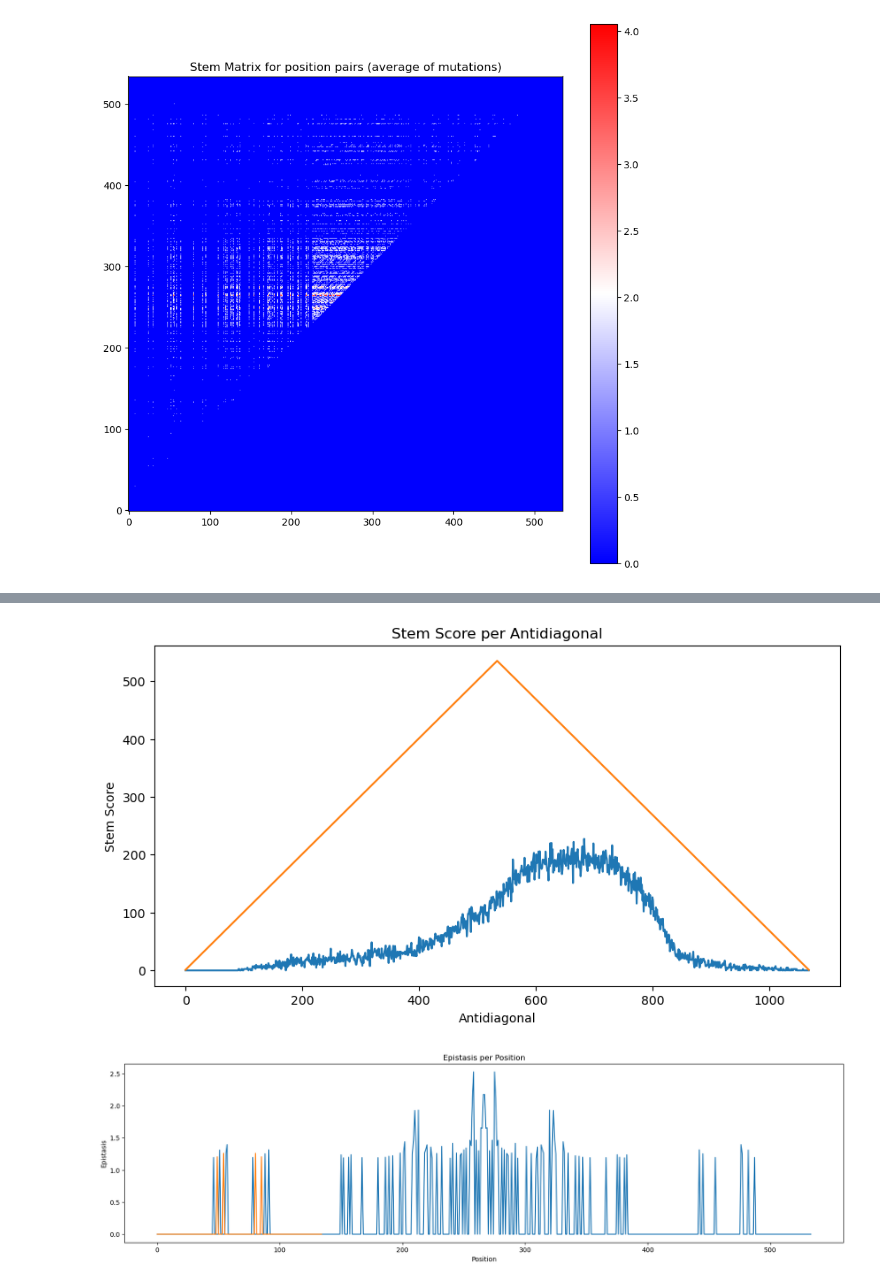
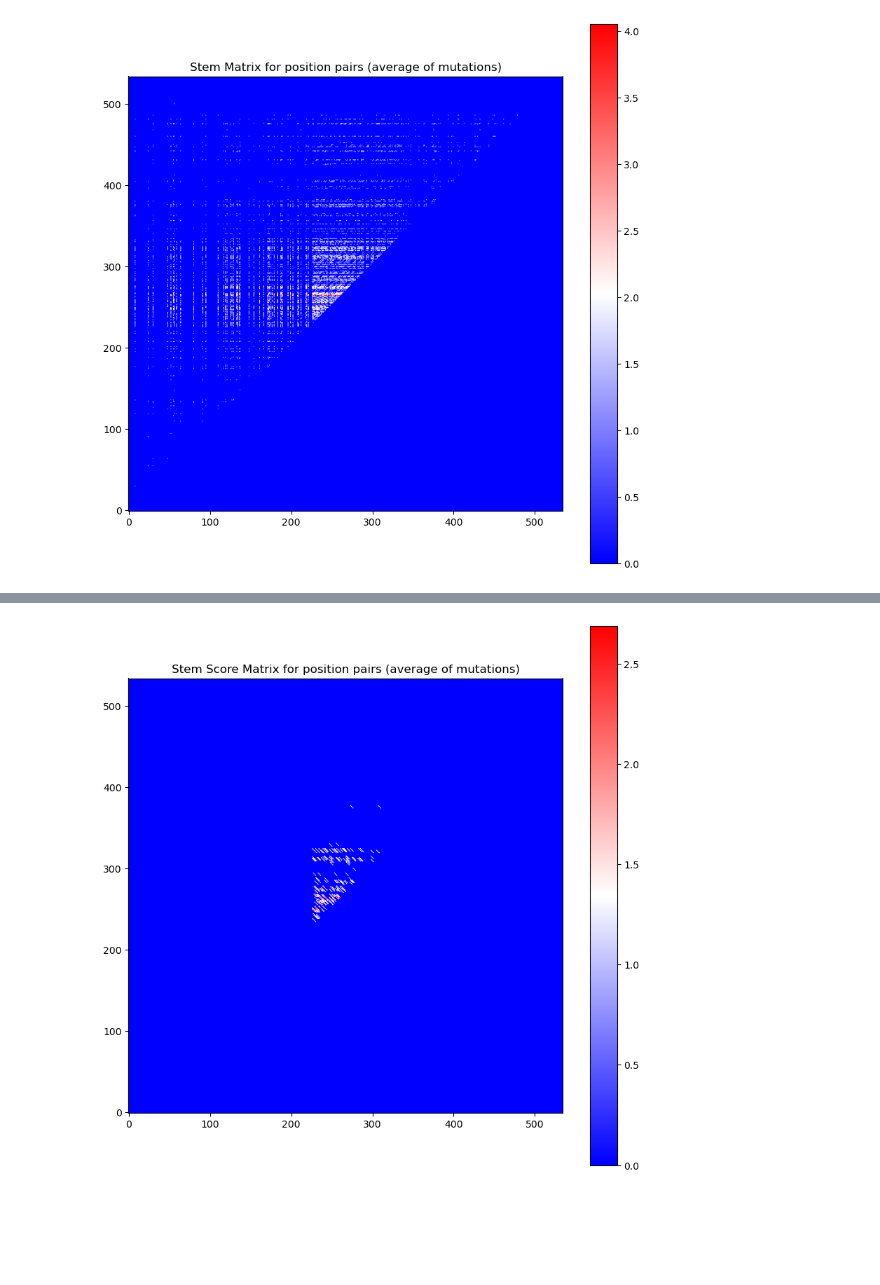
Before and after one commit to JoshuaGensel/MIME_ML, a Jupyter notebook: src/experimental_analysis.ipynb, the cells around one changed output, grey strips where cells are left out. Cells and saved outputs as stored; diff of their text form; code cells hidden in the pictures; blank space fills up the shorter version.

Commit message:
all stems inference

```diff
--- a/src/experimental_analysis.ipynb
+++ b/src/experimental_analysis.ipynb
@@ -579,29 +577,39 @@ plt.show()
-# %%
-# compute stem score for each antidiagonal of the matrix
-stem_scores = []
-score_length = []
-for i in range(-534, 535):
-    stem_scores.append(np.sum(np.diag(np.fliplr(stem_matrix), i)))
-    score_length.append(len(np.diag(np.fliplr(stem_matrix), i)))
-
-# plot stem scores and score length
-plt.figure(figsize=(10, 5))
-plt.plot(stem_scores)
-plt.plot(score_length)
-plt.xlabel('Antidiagonal')
-plt.ylabel('Stem Score')
-plt.title('Stem Score per Antidiagonal')
-plt.show()
-# %% [output]
-[figure, removed]
-# %%
-# plot np.diag with k=1 and k=-1
-plt.figure(figsize=(20, 5))
-plt.plot(np.diag(np.fliplr(stem_matrix), 1))
-plt.plot(np.diag(np.fliplr(stem_matrix), -400))
-plt.xlabel('Position')
-plt.ylabel('Epistasis')
-plt.title('Epistasis per Position')
-plt.show()
-# %% [output]
-[figure, removed]
+# %%
+stem_score_matrix = np.zeros((535, 535))
+
+# iterate through antidiagonals of stem matrix
+for i in range(-535, 535):
+    # get antidiagonal
+    antidiagonal = np.diagonal(np.flipud(stem_matrix), offset=i)
+    # iterate through antidiagonal
+    stems = []
+    stemscore = 0
+    stemlength = 0
+    for j in range(len(antidiagonal)):
+        # if epistasis is > 1, add 1 to stemscore
+        if antidiagonal[j] > 1:
+            stemlength += 1
+            stemscore += antidiagonal[j]
+        # if epistasis is < 1 set stemscore to 0 again
+        if antidiagonal[j] < 1:
+            if stemlength >= 4:
+                # append anchorpoints of stem to stems
+                stems.append((j-stemlength, j, stemscore/stemlength))
+            stemlength = 0
+            stemscore = 0
+    # print(i, stems)
+    stem_diagonal = np.zeros(len(antidiagonal))
+    for stem in stems:
+        stem_diagonal[stem[0]:stem[1]] = stem[2]
+    stem_score_matrix += np.diag(stem_diagonal, k=i)
+
+# plot stem score matrix
+plt.figure(figsize=(10, 10))
+plt.imshow(np.flipud(stem_score_matrix), cmap='bwr')
+# invert y axis to match sequence
+plt.gca().invert_yaxis()
+plt.colorbar()
+plt.title('Stem Score Matrix for position pairs (average of mutations)')
+plt.show()
+# %% [output]
+[figure, added]
```
Also changed, not shown: parts of 2 cells of this notebook.
